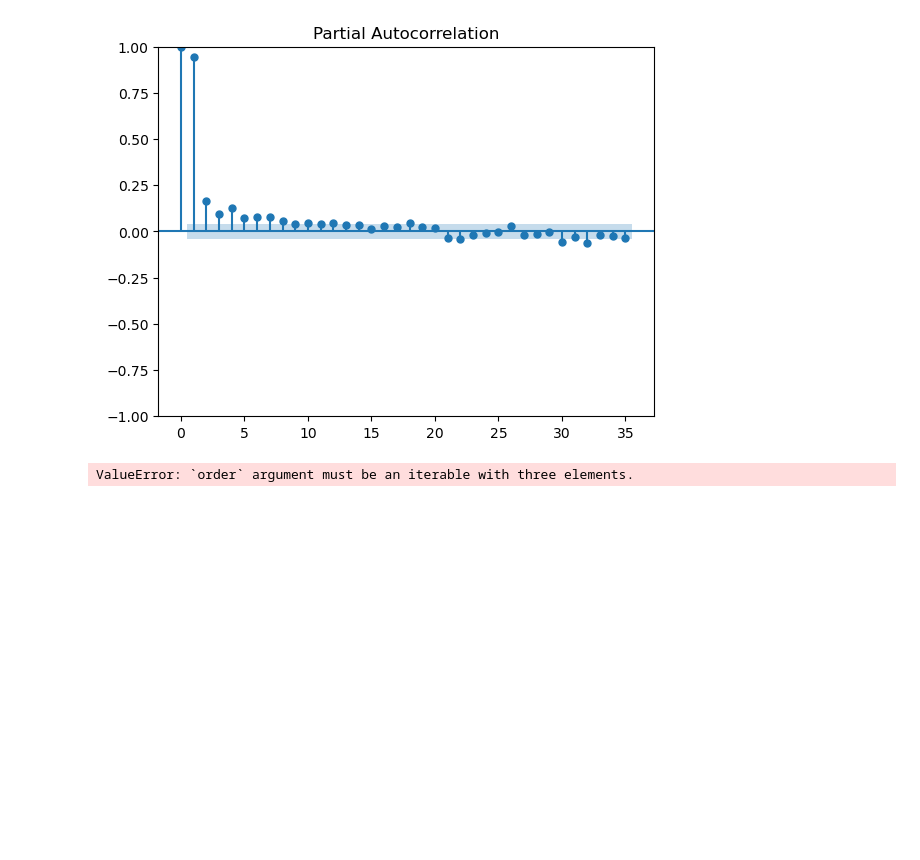
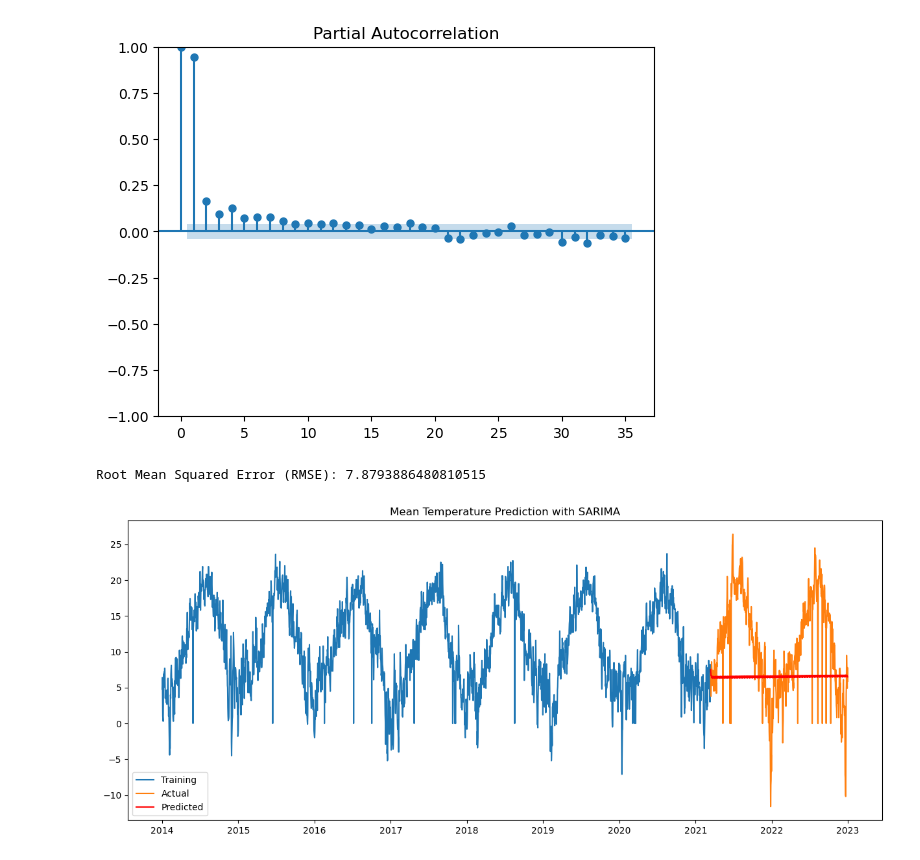
Before and after one commit to tombra1984/Vancouver_Weather_Predictions, a Jupyter notebook: model.ipynb, the cells around one changed output. Cells and saved outputs as stored; diff of their text form; code cells hidden in the pictures; blank space fills up the shorter version.

```diff
--- a/model.ipynb
+++ b/model.ipynb
@@ -14,7 +14,7 @@ from sklearn.preprocessing import MinMaxScaler
 # To load df
 combined_selected_filled = pd.read_csv(r'C:\Users\Tombra\Vancouver_Weather_Predictions\combined_selected_filled.csv')
 # %%
-
+#get a time series model to determine the mean temperature in the year 2023
 # Combine date columns into a single datetime column
 combined_selected_filled['Date'] = pd.to_datetime(combined_selected_filled[['Year', 'Month', 'Day']])
 
@@ -47,32 +47,34 @@ train_scaled = scaler.fit_transform(train[['Mean Temp (°C)']])
 test_scaled = scaler.transform(test[['Mean Temp (°C)']])
 
 # Fit a SARIMA model
-order = (1, 1, 1, 12)  # Example order, tune this based on ACF and PACF plots
+
+order = (1, 1, 1)  # Example order, tune this based on ACF and PACF plots
 model = SARIMAX(train_scaled, order=order, seasonal_order=(1, 1, 1, 12))
 fit_model = model.fit()
 
 # Predict on the test set
 predictions = fit_model.get_forecast(steps=len(test_scaled))
 predicted_mean = predictions.predicted_mean
 
 # Inverse transform the predictions to the original scale
 predicted_mean_original_scale = scaler.inverse_transform(np.array(predicted_mean).reshape(-1, 1))
 
 # Calculate RMSE
 rmse = np.sqrt(mean_squared_error(test['Mean Temp (°C)'], predicted_mean_original_scale))
 print(f'Root Mean Squared Error (RMSE): {rmse}')
 
 # Plot the results
 plt.figure(figsize=(15, 6))
 plt.plot(train['Mean Temp (°C)'], label='Training')
 plt.plot(test['Mean Temp (°C)'], label='Actual')
 plt.plot(test.index, predicted_mean_original_scale, label='Predicted', color='red')
 plt.title('Mean Temperature Prediction with SARIMA')
 plt.legend()
 plt.show()
 # %% [output]
 [figure]
 [figure]
 [figure]
 [figure]
-ValueError: `order` argument must be an iterable with three elements.
+Root Mean Squared Error (RMSE): 7.8793886480810515
+[figure, added]
```
